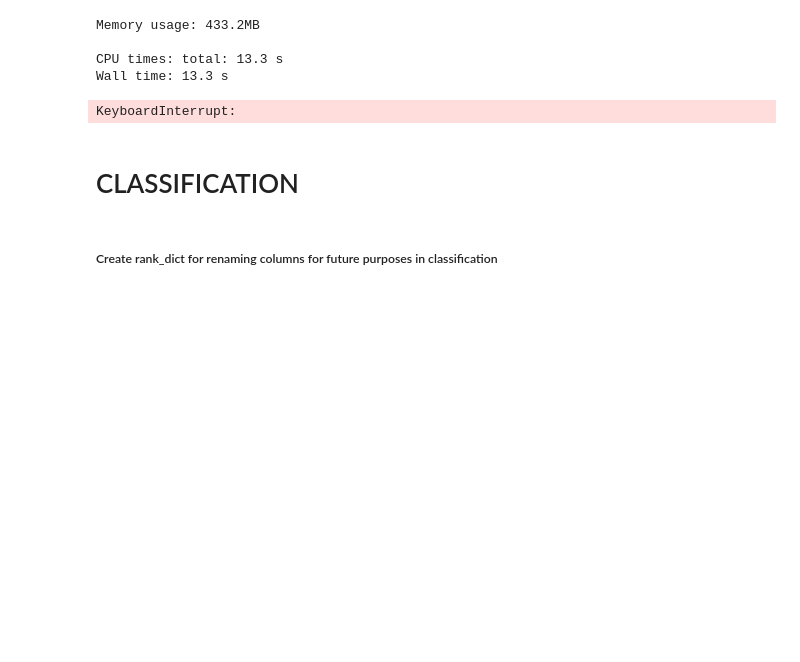
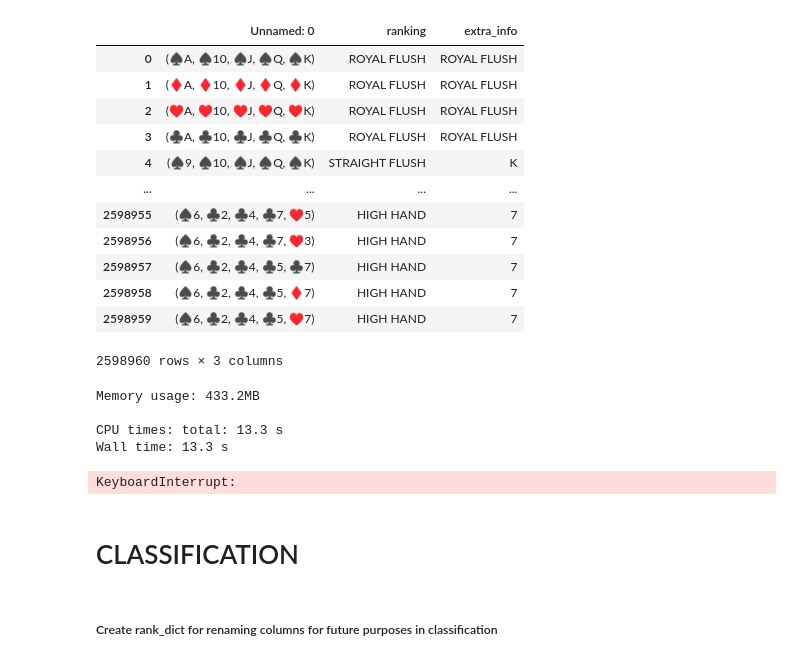
Before and after one commit to Siegbertov/Poker, a Jupyter notebook: visualization.ipynb, the cells around one changed output. Drawn from its saved outputs; the diff is of its cells as text; code cells hidden in the pictures; blank space fills up the shorter version.

```diff
--- a/visualization.ipynb
+++ b/visualization.ipynb
@@ -4,3 +4,8 @@ from tools.hand_parser import *
 from random import choice
 import warnings
 warnings.filterwarnings('ignore')
+# %%
+%%time
+df = pd.read_csv("sorted_poker_hands_shortest.csv")
+df
+# %% [output]
@@ -7,3 +14,16 @@ warnings.filterwarnings('ignore')
+|  | Unnamed: 0 | ranking | extra_info |
+| 0 | (♠A, ♠10, ♠J, ♠Q, ♠K) | ROYAL FLUSH | ROYAL FLUSH |
+| 1 | (♦A, ♦10, ♦J, ♦Q, ♦K) | ROYAL FLUSH | ROYAL FLUSH |
+| 2 | (♥A, ♥10, ♥J, ♥Q, ♥K) | ROYAL FLUSH | ROYAL FLUSH |
+| 3 | (♣A, ♣10, ♣J, ♣Q, ♣K) | ROYAL FLUSH | ROYAL FLUSH |
+| 4 | (♠9, ♠10, ♠J, ♠Q, ♠K) | STRAIGHT FLUSH | K |
+| ... | ... | ... | ... |
+| 2598955 | (♠6, ♣2, ♣4, ♣7, ♥5) | HIGH HAND | 7 |
+| 2598956 | (♠6, ♣2, ♣4, ♣7, ♥3) | HIGH HAND | 7 |
+| 2598957 | (♠6, ♣2, ♣4, ♣5, ♣7) | HIGH HAND | 7 |
+| 2598958 | (♠6, ♣2, ♣4, ♣5, ♦7) | HIGH HAND | 7 |
+| 2598959 | (♠6, ♣2, ♣4, ♣5, ♥7) | HIGH HAND | 7 |
+2598960 rows × 3 columns
 # %%
 %%time
 df = pd.read_csv("hand_combinations.csv", index_col=0).astype('int8')
```
Also changed, not shown: parts of 1 cell of this notebook, 8 other files.
